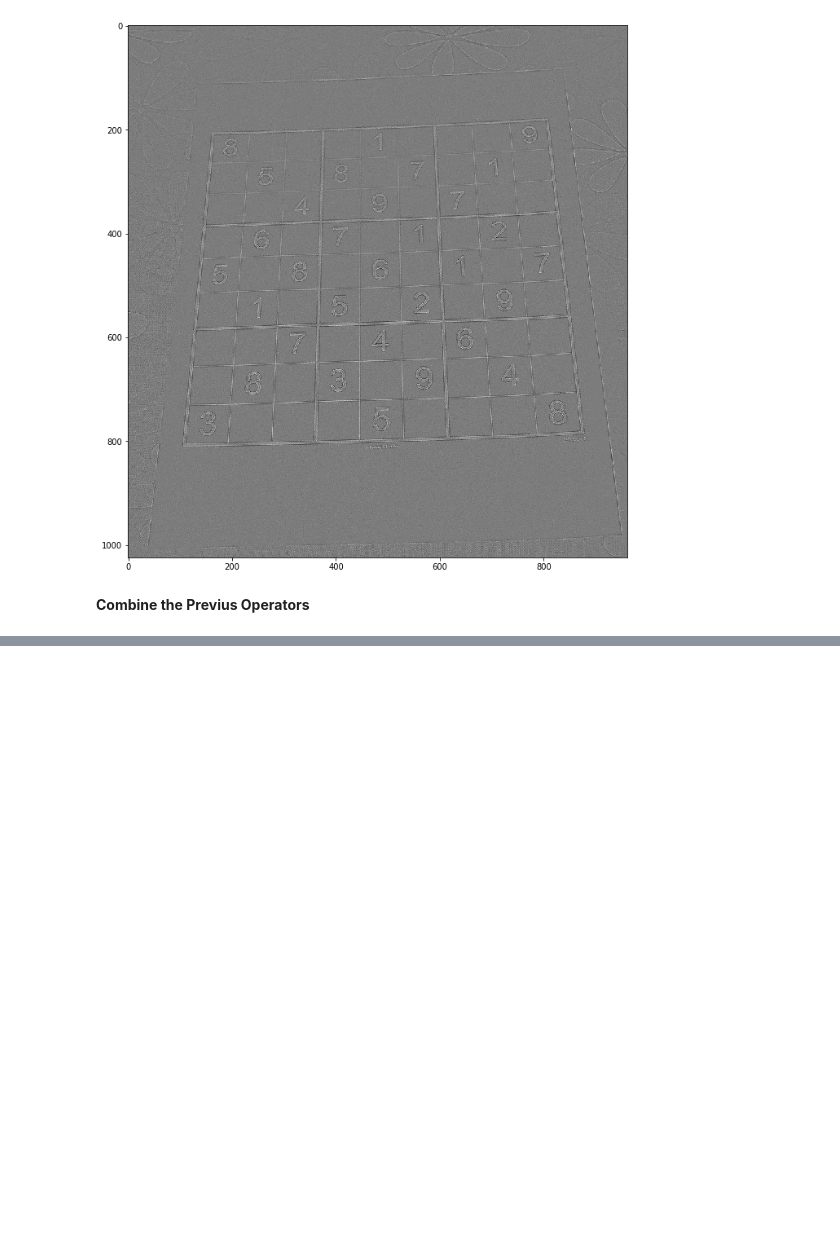
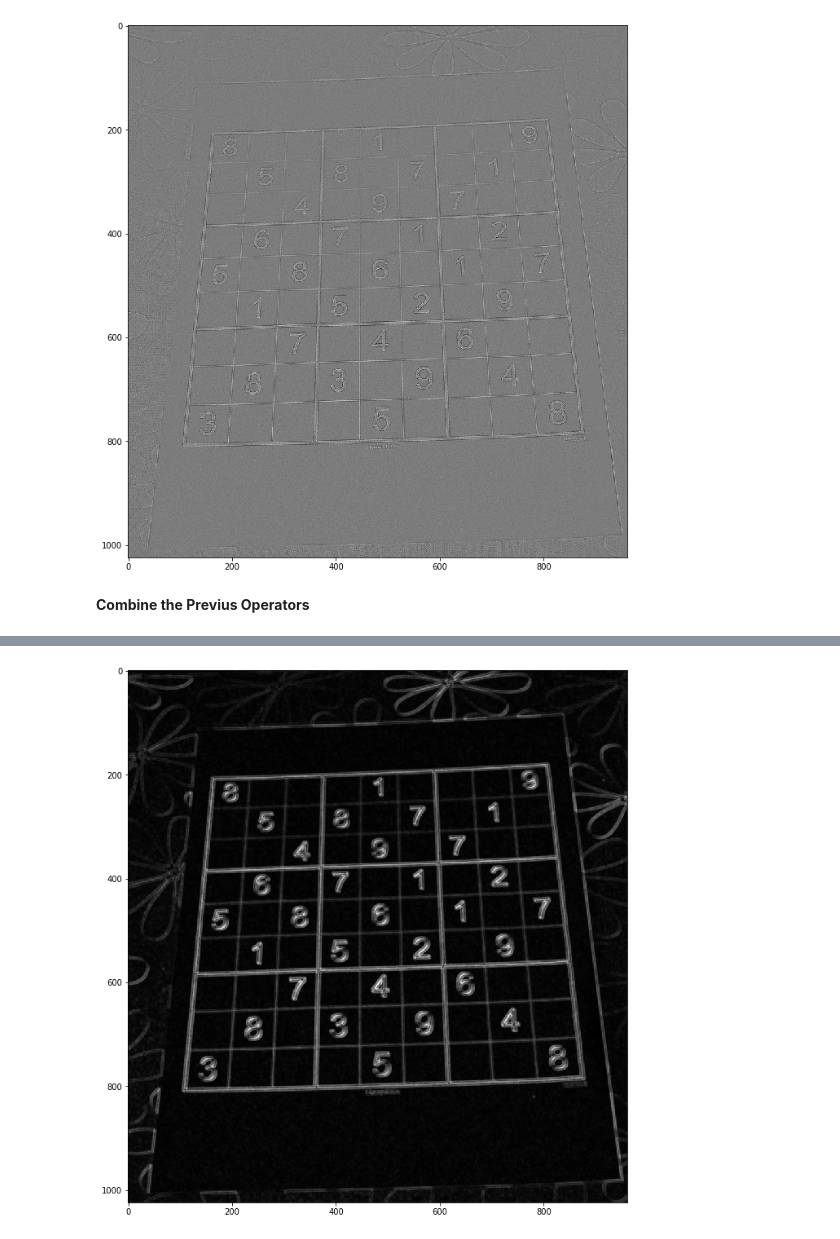
Before and after one commit to neemiasbsilva/dl-and-computer-vision, a Jupyter notebook: image-processing/gradient-image-cv.ipynb, the cells around one changed output, grey strips where cells are left out. Cells and saved outputs as stored; diff of their text form; code cells hidden in the pictures; blank space fills up the shorter version.

```diff
--- a/image-processing/gradient-image-cv.ipynb
+++ b/image-processing/gradient-image-cv.ipynb
@@ -55,0 +72,5 @@ blended = cv2.addWeighted(src1=sobelx, al)
+# %%
+# Now We can see the number the better form
+display_img(gradient)
+# %% [output]
+[figure, added]
```
Also changed, not shown: parts of 7 cells of this notebook.
